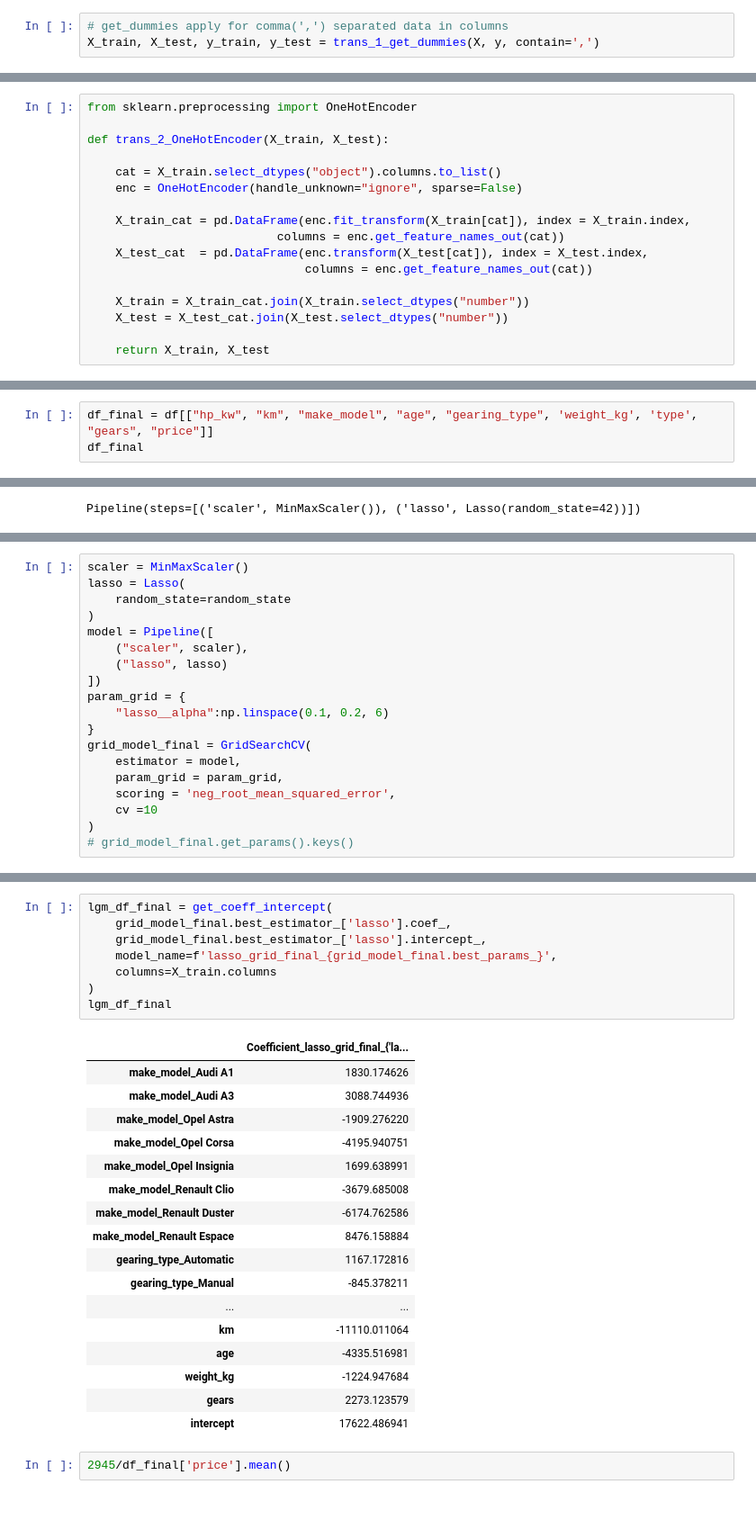
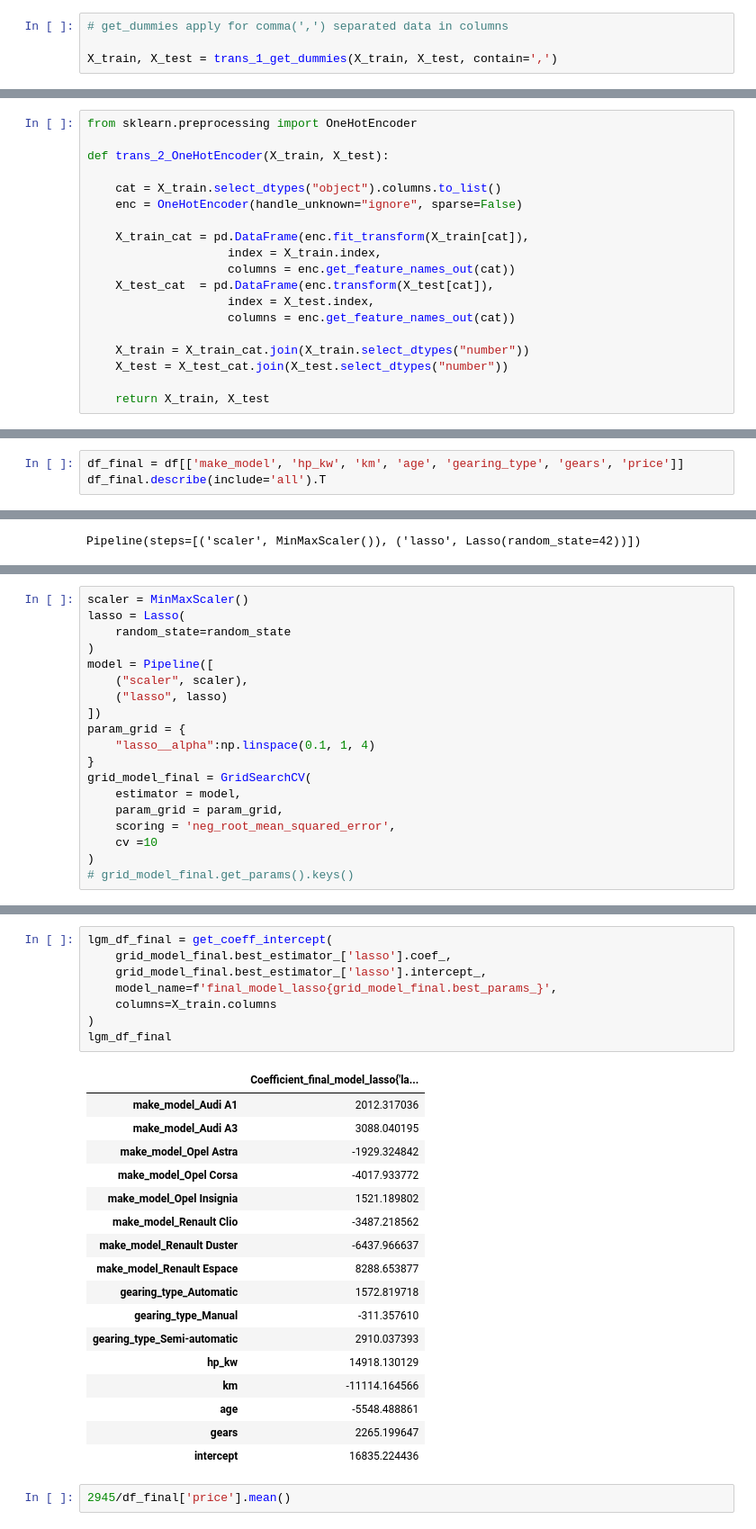
Before and after one commit to celik-muhammed/ML-Autoscout-Car-Price-Prediction-Project, a Jupyter notebook: ML-AutoScout_Multiple_Linear_Regression_with_Regularization_Part-4.ipynb, the cells around one changed output, grey strips where cells are left out. Shown at 90% size. Drawn from its saved outputs; the diff is of its cells as text.

```diff
--- a/ML-AutoScout_Multiple_Linear_Regression_with_Regularization_Part-4.ipynb
+++ b/ML-AutoScout_Multiple_Linear_Regression_with_Regularization_Part-4.ipynb
@@ -539,7 +547,8 @@ upholstery_type           6
 dtype: int64
 # %%
 # get_dummies apply for comma(',') separated data in columns
-X_train, X_test, y_train, y_test = trans_1_get_dummies(X, y, contain=',')
+
+X_train, X_test = trans_1_get_dummies(X_train, X_test, contain=',')
 # %%
 # get_dummies applied for comma(',') separated data in columns
 X_train.select_dtypes('O').nunique()
@@ -584,10 +593,12 @@ def trans_2_OneHotEncoder(X_train, X_test):
     cat = X_train.select_dtypes("object").columns.to_list()
     enc = OneHotEncoder(handle_unknown="ignore", sparse=False)
 
-    X_train_cat = pd.DataFrame(enc.fit_transform(X_train[cat]), index = X_train.index,
-                           columns = enc.get_feature_names_out(cat))
-    X_test_cat  = pd.DataFrame(enc.transform(X_test[cat]), index = X_test.index,
-                               columns = enc.get_feature_names_out(cat))
+    X_train_cat = pd.DataFrame(enc.fit_transform(X_train[cat]),
+                    index = X_train.index,
+                    columns = enc.get_feature_names_out(cat))
+    X_test_cat  = pd.DataFrame(enc.transform(X_test[cat]),
+                    index = X_test.index,
+                    columns = enc.get_feature_names_out(cat))
 
     X_train = X_train_cat.join(X_train.select_dtypes("number"))
     X_test = X_test_cat.join(X_test.select_dtypes("number"))
@@ -2028,6 +2043,6 @@ Index(['make_model', 'body_type', 'price', 'km', 'type', 'inspection_new',
        'upholstery_type', 'cons_comb'],
       dtype='object')
 # %%
-df_final = df[["hp_kw", "km", "make_model", "age", "gearing_type", 'weight_kg', 'type', "gears", "price"]]
-df_final
+df_final = df[['make_model', 'hp_kw', 'km', 'age', 'gearing_type', 'gears', 'price']]
+df_final.describe(include='all').T
 # %% [output]
@@ -2175,7 +2135,7 @@ model = Pipeline([
     ("lasso", lasso)
 ])
 param_grid = {
-    "lasso__alpha":np.linspace(0.1, 0.2, 6)
+    "lasso__alpha":np.linspace(0.1, 1, 4)
 }
 grid_model_final = GridSearchCV(
     estimator = model,
@@ -2223,29 +2186,29 @@ df_scores
 # %%
 lgm_df_final = get_coeff_intercept(
     grid_model_final.best_estimator_['lasso'].coef_,
     grid_model_final.best_estimator_['lasso'].intercept_,
-    model_name=f'lasso_grid_final_{grid_model_final.best_params_}',
+    model_name=f'final_model_lasso{grid_model_final.best_params_}',
     columns=X_train.columns
 )
 lgm_df_final
 # %% [output]
-|  | Coefficient_lasso_grid_final_{'la... |
-| make_model_Audi A1 | 1830.174626 |
-| make_model_Audi A3 | 3088.744936 |
-| make_model_Opel Astra | -1909.276220 |
-| make_model_Opel Corsa | -4195.940751 |
-| make_model_Opel Insignia | 1699.638991 |
-| make_model_Renault Clio | -3679.685008 |
-| make_model_Renault Duster | -6174.762586 |
-| make_model_Renault Espace | 8476.158884 |
-| gearing_type_Automatic | 1167.172816 |
-| gearing_type_Manual | -845.378211 |
-| ... | ... |
-| km | -11110.011064 |
-| age | -4335.516981 |
-| weight_kg | -1224.947684 |
-| gears | 2273.123579 |
-| intercept | 17622.486941 |
+|  | Coefficient_final_model_lasso{'la... |
+| make_model_Audi A1 | 2012.317036 |
+| make_model_Audi A3 | 3088.040195 |
+| make_model_Opel Astra | -1929.324842 |
+| make_model_Opel Corsa | -4017.933772 |
+| make_model_Opel Insignia | 1521.189802 |
+| make_model_Renault Clio | -3487.218562 |
+| make_model_Renault Duster | -6437.966637 |
+| make_model_Renault Espace | 8288.653877 |
+| gearing_type_Automatic | 1572.819718 |
+| gearing_type_Manual | -311.357610 |
+| gearing_type_Semi-automatic | 2910.037393 |
+| hp_kw | 14918.130129 |
+| km | -11114.164566 |
+| age | -5548.488861 |
+| gears | 2265.199647 |
+| intercept | 16835.224436 |
 # %%
 2945/df_final['price'].mean()
 # %% [output]
```
Also changed, not shown: parts of 78 cells of this notebook.
